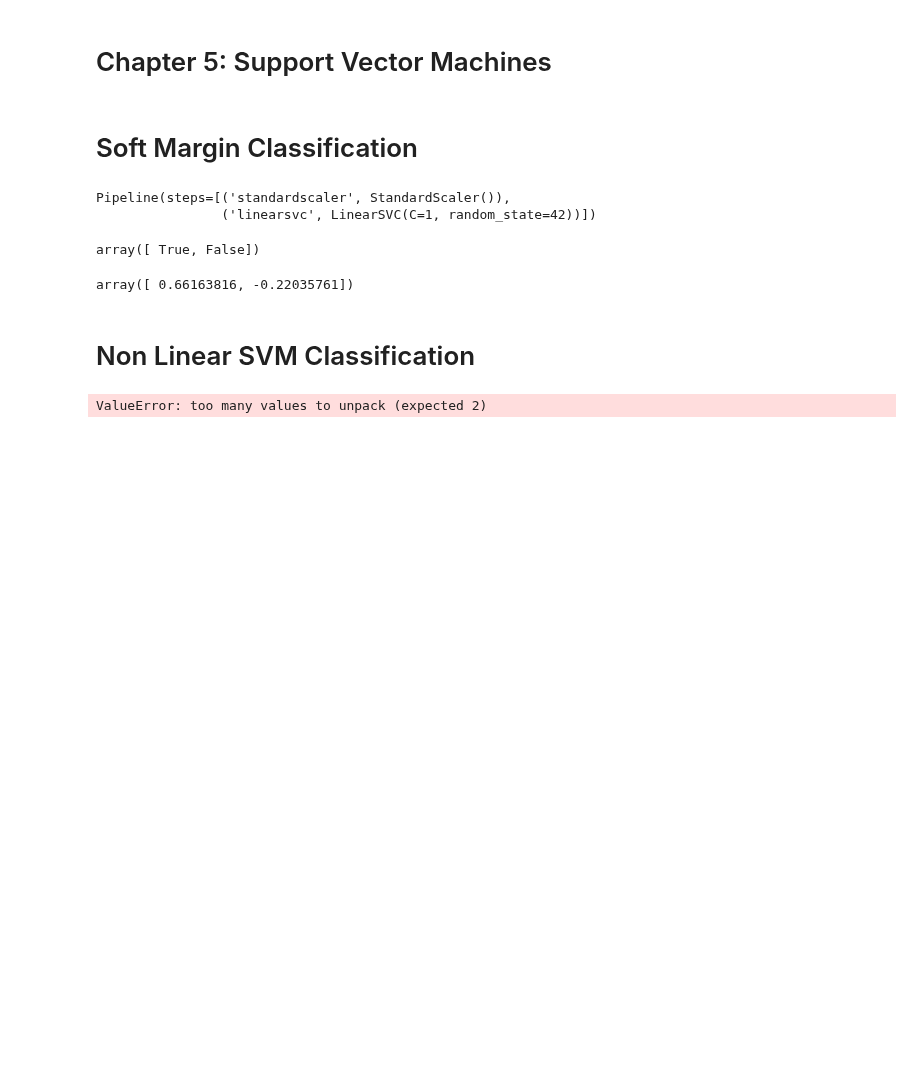
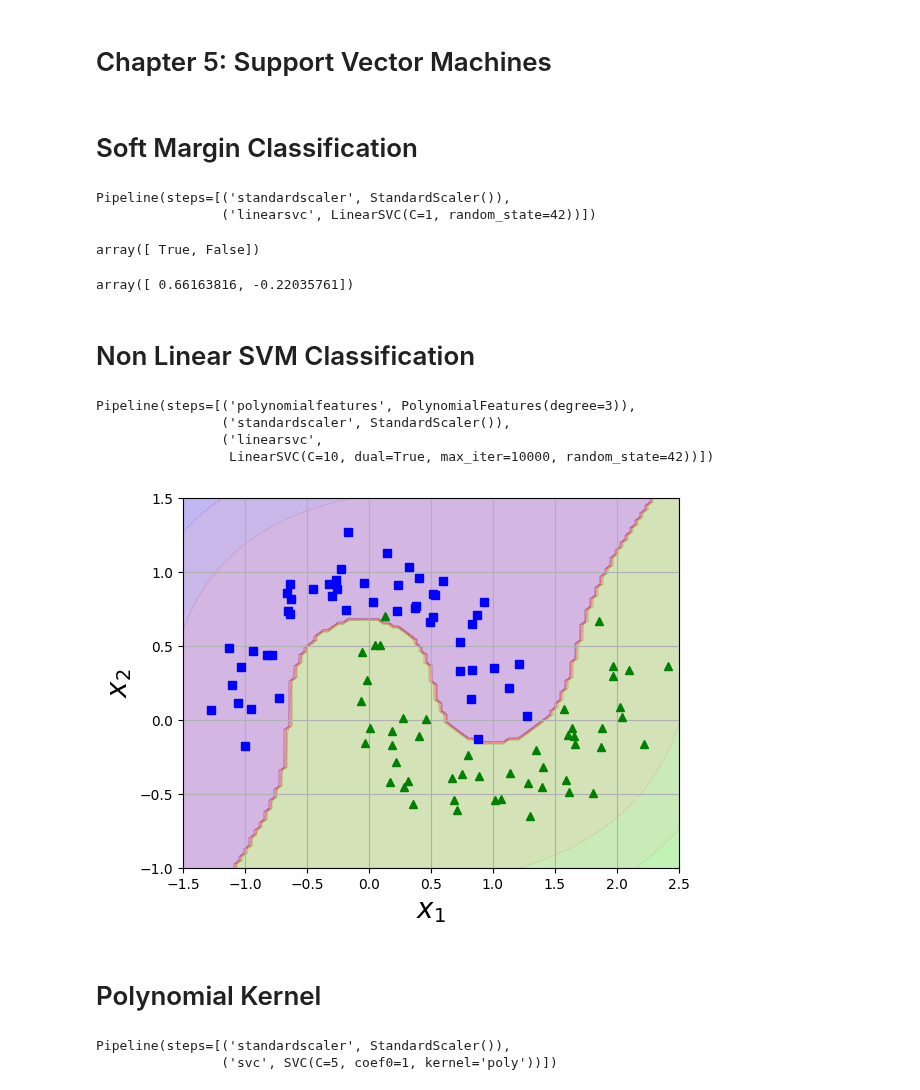
Before and after one commit to MrIsCM/Learning-Machine-Learning, a Jupyter notebook: Notebooks/05_Support_vector_machines.ipynb, the cells around one changed output. Saved outputs shown, nothing was run; the diff lists cells and outputs as text; code cells hidden in the pictures; blank space fills up the shorter version.

Commit message:
Added Poly kernel

```diff
--- a/Notebooks/05_Support_vector_machines.ipynb
+++ b/Notebooks/05_Support_vector_machines.ipynb
@@ -51,12 +51,53 @@ from sklearn.preprocessing import PolynomialFeatures
 
 X, y = make_moons(n_samples=100, noise=0.15, random_state=42)
 
-svm_clf_poly = Pipeline([
-	'poly_features', PolynomialFeatures(degree=3),
-	'std_scaler', StandardScaler(),
-	'SVM_clf', LinearSVC(C=10, max_iter=10_000, dual=True, random_state=42)
-	])
+svm_clf_poly = make_pipeline(
+	PolynomialFeatures(degree=3),
+	StandardScaler(),
+	LinearSVC(C=10, max_iter=10_000, dual=True, random_state=42)
+	)
+
 
 svm_clf_poly.fit(X, y)
 # %% [output]
-ValueError: too many values to unpack (expected 2)
+Pipeline(steps=[('polynomialfeatures', PolynomialFeatures(degree=3)),
+                ('standardscaler', StandardScaler()),
+                ('linearsvc',
+                 LinearSVC(C=10, dual=True, max_iter=10000, random_state=42))])
+# %%
+def plot_dataset(X, y, axes):
+	plt.plot(X[y==0, 0], X[y==0, 1], "bs")
+	plt.plot(X[y==1, 0], X[y==1, 1], "g^")
+	plt.axis(axes)
+	plt.grid(True, which='both')
+	plt.xlabel(r"$x_1$", fontsize=20)
+	plt.ylabel(r"$x_2$", fontsize=20)
+
+def plot_contours(clf, axes):
+	x0s = np.linspace(axes[0], axes[1], 100)
+	x1s = np.linspace(axes[2], axes[3], 100)
+	x0, x1 = np.meshgrid(x0s, x1s)
+	X = np.c_[x0.ravel(), x1.ravel()]
+	y_pred = clf.predict(X).reshape(x0.shape)
+	y_decision = clf.decision_function(X).reshape(x0.shape)
+	plt.contourf(x0, x1, y_pred, cmap=plt.cm.brg, alpha=0.2)
+	plt.contourf(x0, x1, y_decision, cmap=plt.cm.brg, alpha=0.1)
+
+plot_contours(svm_clf_poly, [-1.5, 2.5, -1, 1.5])
+plot_dataset(X, y, [-1.5, 2.5, -1, 1.5])
+# %% [output]
+[figure, added]
+# %% [markdown]
+# Polynomial Kernel
+# %%
+from sklearn.svm import SVC
+
+svm_poly_kernel_clf = make_pipeline(
+	StandardScaler(),
+	SVC(kernel='poly', degree=3, coef0=1, C=5)
+	)
+
+svm_poly_kernel_clf.fit(X, y)
+# %% [output]
+Pipeline(steps=[('standardscaler', StandardScaler()),
+                ('svc', SVC(C=5, coef0=1, kernel='poly'))])
```
Also changed, not shown: parts of 1 cell of this notebook.
